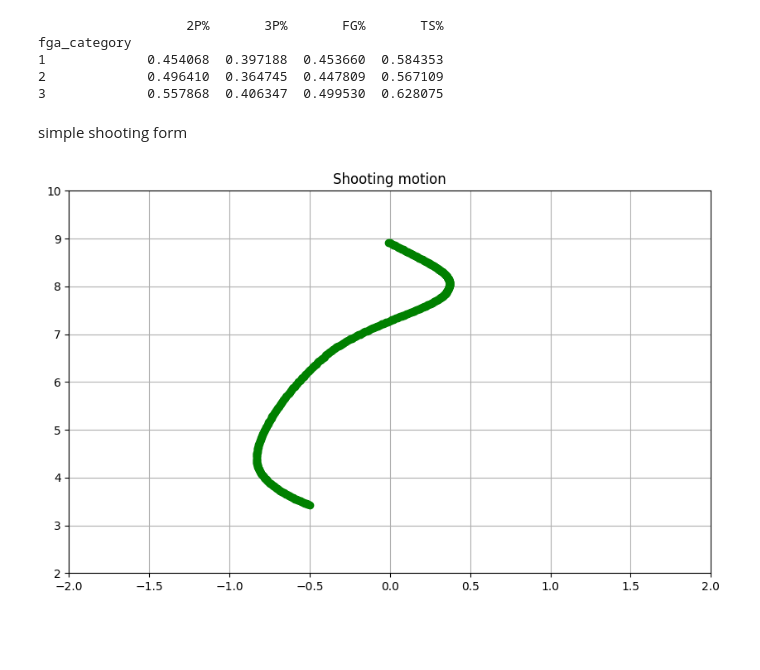
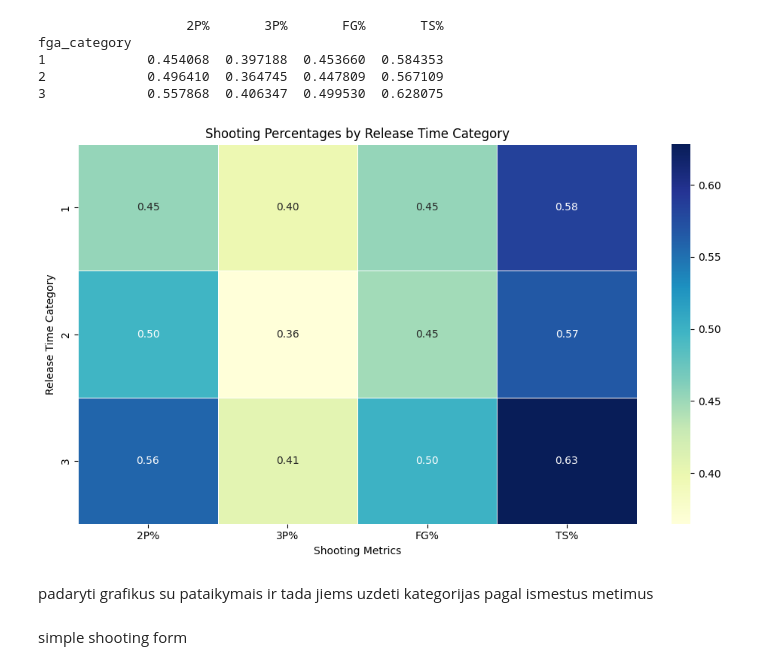
Before and after one commit to domasbel/DataVisualization, a Jupyter notebook: NBA_players_motions/notebook.ipynb, the cells around one changed output. Drawn from its saved outputs; the diff is of its cells as text; code cells hidden in the pictures; blank space fills up the shorter version.

```diff
--- a/NBA_players_motions/notebook.ipynb
+++ b/NBA_players_motions/notebook.ipynb
@@ -177,5 +202,23 @@ fga_category
 1             0.454068  0.397188  0.453660  0.584353
 2             0.496410  0.364745  0.447809  0.567109
 3             0.557868  0.406347  0.499530  0.628075
+# %%
+def create_heatmap():
+    fig, ax = plt.subplots(figsize=(10, 6))
+    sns.heatmap(heatmap_fga, annot=True, fmt=".2f", cmap="YlGnBu", ax=ax, linewidths=.5)
+
+    ax.set_xlabel('Shooting Metrics')
+    ax.set_ylabel('Release Time Category')
+    ax.set_title('Shooting Percentages by Release Time Category')
+
+    plt.tight_layout()
+    plt.show()
+
+# Create the heatmap
+create_heatmap()
+# %% [output]
+[figure, added]
+# %% [markdown]
+padaryti grafikus su pataikymais ir tada jiems uzdeti kategorijas pagal ismestus metimus
 # %% [markdown]
 simple shooting form
@@ -210,22 +224,0 @@ widgets.interactive(update_plot, player=player_dropdown)
-# %%
-harden = merged_df[merged_df['FullName'] == 'Kevin Durant']
-x_coordinates = harden['cx']
-y_coordinates = harden['cz']
-
-
-
-plt.figure(figsize=(10, 6))
-plt.plot(x_coordinates, y_coordinates, marker='o', linestyle='', color='g')
-
-# Adding titles and labels
-plt.title('Shooting motion')
-plt.xlim(-2, 2)
-plt.ylim(2, 10)
-
-# Show grid
-plt.grid(True)
-
-# Display the plot
-plt.show()
-# %% [output]
-[figure, removed]
```
Also changed, not shown: parts of 10 cells of this notebook.
